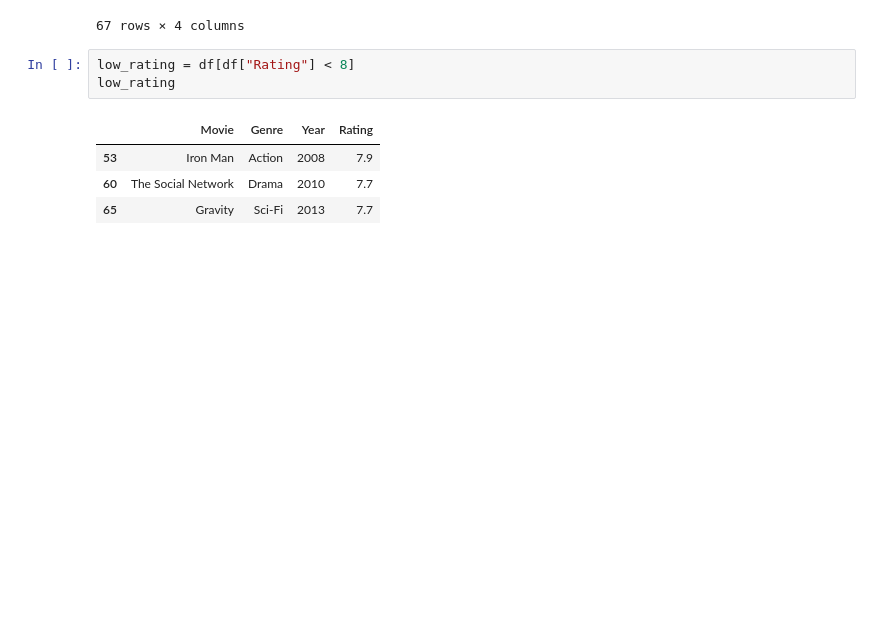
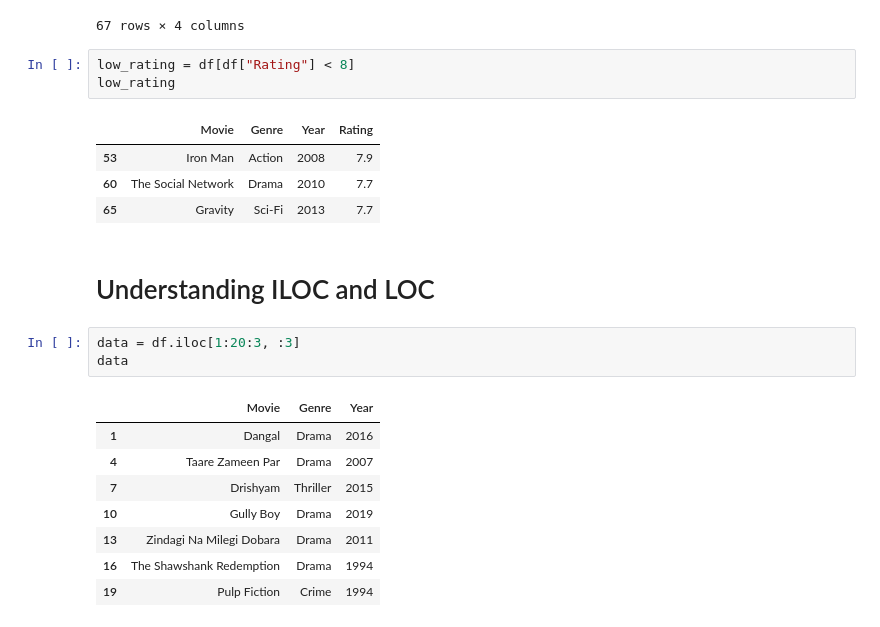
Before and after one commit to Neeschal1/Pandas, a Jupyter notebook: Project_02.ipynb, the cells around one changed output. Drawn from its saved outputs; the diff is of its cells as text; blank space fills up the shorter version.

Commit message:
Surface knowledge of loc and iloc

```diff
--- a/Project_02.ipynb
+++ b/Project_02.ipynb
@@ -56,3 +56,17 @@ low_rating
 | 53 | Iron Man | Action | 2008 | 7.9 |
 | 60 | The Social Network | Drama | 2010 | 7.7 |
 | 65 | Gravity | Sci-Fi | 2013 | 7.7 |
+# %% [markdown]
+# Understanding ILOC and LOC
+# %%
+data = df.iloc[1:20:3, :3]
+data
+# %% [output]
+|  | Movie | Genre | Year |
+| 1 | Dangal | Drama | 2016 |
+| 4 | Taare Zameen Par | Drama | 2007 |
+| 7 | Drishyam | Thriller | 2015 |
+| 10 | Gully Boy | Drama | 2019 |
+| 13 | Zindagi Na Milegi Dobara | Drama | 2011 |
+| 16 | The Shawshank Redemption | Drama | 1994 |
+| 19 | Pulp Fiction | Crime | 1994 |
```
Also changed, not shown: parts of 1 cell of this notebook.
